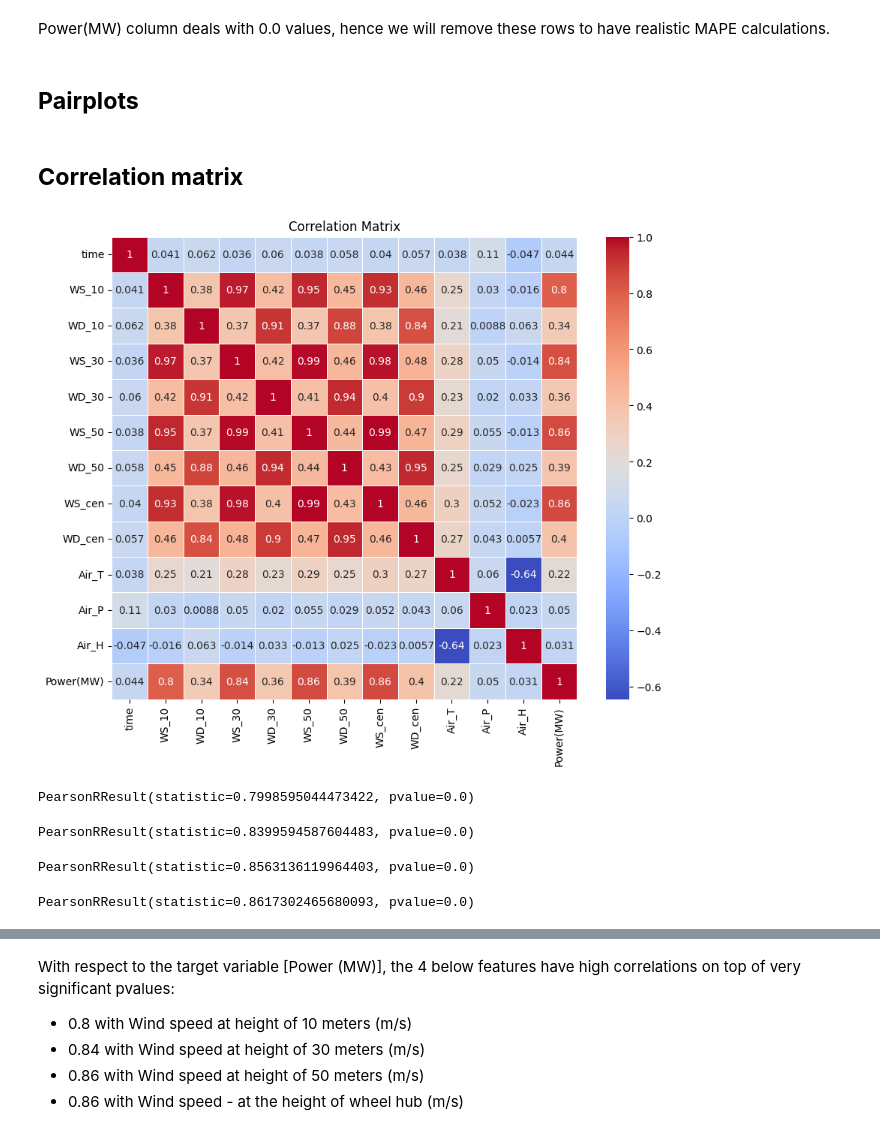
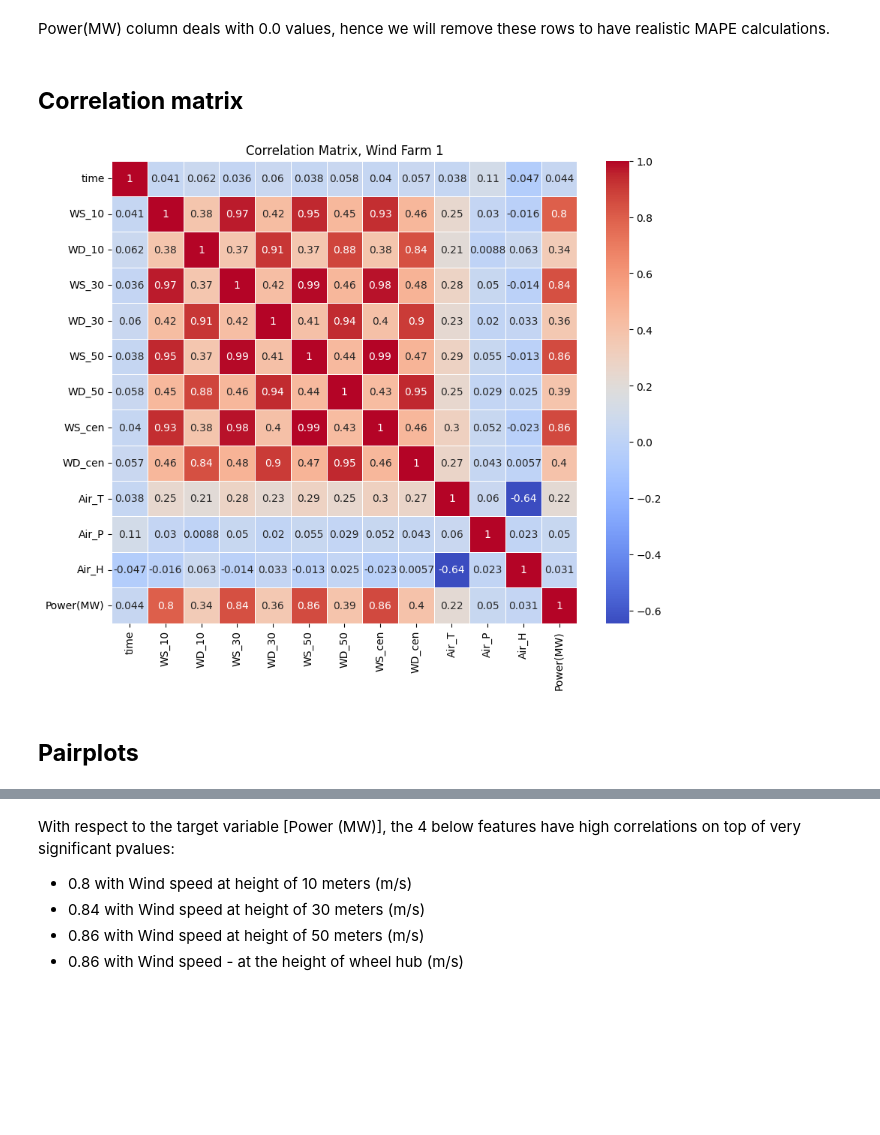
Before and after one commit to hussainv5253/MLProject, a Jupyter notebook: TEST_1_models.ipynb, the cells around one changed output, grey strips where cells are left out. Drawn from its saved outputs; the diff is of its cells as text; code cells hidden in the pictures; blank space fills up the shorter version.

```diff
--- a/TEST_1_models.ipynb
+++ b/TEST_1_models.ipynb
@@ -139,4 +154,15 @@ df_wf1
 # %% [markdown]
 Power(MW) column deals with 0.0 values, hence we will remove these rows to have realistic MAPE calculations.
+# %% [markdown]
+## **Correlation matrix**
+# %%
+correlation_matrix = df_wf1.corr()
+
+plt.figure(figsize=(10, 8))
+sns.heatmap(correlation_matrix, annot=True, cmap='coolwarm', linewidths=.5)
+plt.title('Correlation Matrix, Wind Farm 1')
+plt.show()
+# %% [output]
+[figure, added]
 # %% [markdown]
 ## **Pairplots**
@@ -145,27 +168,0 @@ Power(MW) column deals with 0.0 values, hence we will remove these rows to have
-# %% [markdown]
-## **Correlation matrix**
-# %%
-correlation_matrix = df_wf1.corr()
-
-plt.figure(figsize=(10, 8))
-sns.heatmap(correlation_matrix, annot=True, cmap='coolwarm', linewidths=.5)
-plt.title('Correlation Matrix')
-plt.show()
-# %% [output]
-[figure, removed]
-# %%
-pearsonr(df_wf1['WS_10'], df_wf1['Power(MW)'])
-# %% [output]
-PearsonRResult(statistic=0.7998595044473422, pvalue=0.0)
-# %%
-pearsonr(df_wf1['WS_30'], df_wf1['Power(MW)'])
-# %% [output]
-PearsonRResult(statistic=0.8399594587604483, pvalue=0.0)
-# %%
-pearsonr(df_wf1['WS_50'], df_wf1['Power(MW)'])
-# %% [output]
-PearsonRResult(statistic=0.8563136119964403, pvalue=0.0)
-# %%
-pearsonr(df_wf1['WS_cen'], df_wf1['Power(MW)'])
-# %% [output]
-PearsonRResult(statistic=0.8617302465680093, pvalue=0.0)
```
Also changed, not shown: parts of 40 cells of this notebook, 2 other files.
